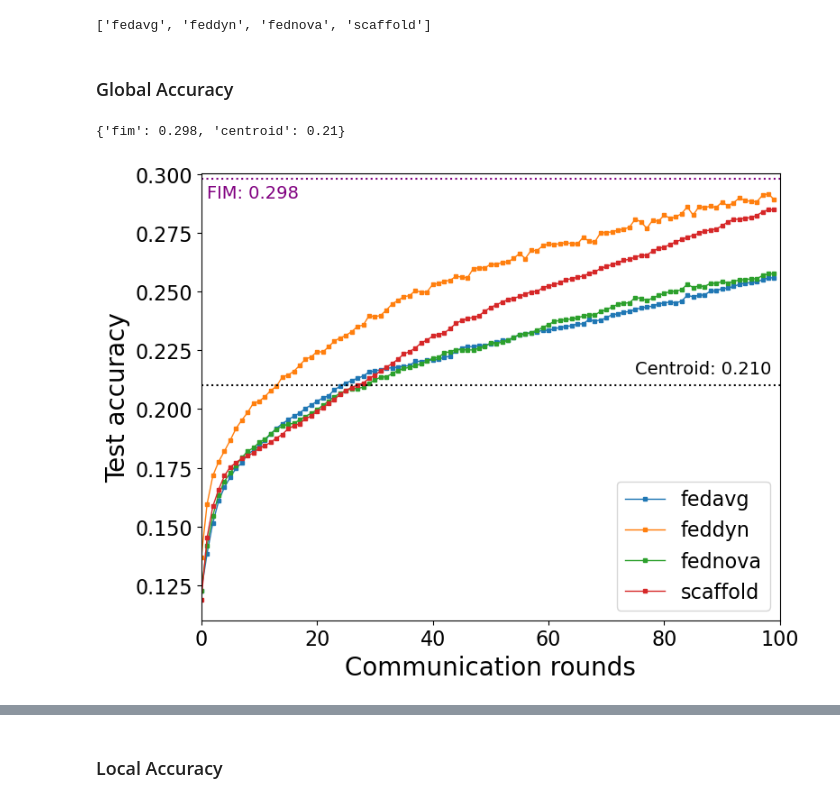
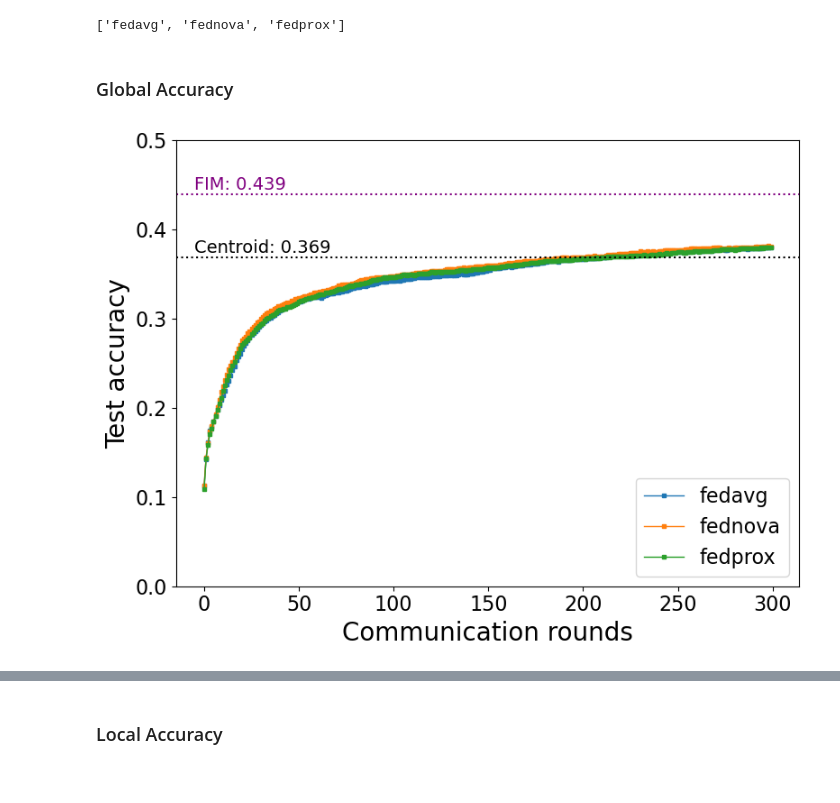
Before and after one commit to AIoT-Lab-BKAI/Hung-NN-verifiedFL, a Jupyter notebook: records/analysis.ipynb, the cells around one changed output, grey strips where cells are left out. Saved outputs shown, nothing was run; the diff lists cells and outputs as text; code cells hidden in the pictures.

```diff
--- a/records/analysis.ipynb
+++ b/records/analysis.ipynb
@@ -13,14 +13,14 @@ def func(object_name):
     else:
         return True
 # %%
-folder_path = "./jsons/dataset_idx/cifar10/dirichlet/dir_0.1_sparse/50client"
+folder_path = "./jsons/dataset_idx/cifar10/dirichlet/dir_0.1_sparse/500client/E5"
 algos = filter(func, sorted(os.listdir(folder_path)))
 algos = list(algos)
-algos.remove("fim")
+# algos.remove("fim")
 # %%
 algos
 # %% [output]
-['fedavg', 'feddyn', 'fednova', 'scaffold']
+['fedavg', 'fednova', 'fedprox']
 # %% [markdown]
 ### Global Accuracy
 # %%
@@ -30,34 +30,30 @@ for algo in algos:
     for r in range(len(global_cfmtx)):
         data[algo].append(np.mean(np.diag(global_cfmtx[r])))
 
-fim = json.load(open(os.path.join(folder_path, "fim", "results.json"), "r"))
+fim = json.load(open(os.path.join(folder_path[:-3], "fim", "results.json"), "r"))
-# %%
-fim
-# %% [output]
-{'fim': 0.298, 'centroid': 0.21}
 # %%
 matplotlib.rc('xtick', labelsize=16)
 matplotlib.rc('ytick', labelsize=16)
 
 plt.figure(figsize=(8,6))
 plt.xlabel("Communication rounds", fontsize=20)
 plt.ylabel("Test accuracy", fontsize=20)
 
 for algo in data.keys():
     plt.plot(data[algo], label=algo.replace("_", " "),
             linestyle='solid', marker='s',
             linewidth=1, markersize=3)
 
 plt.axhline(y=fim['fim'], xmin=0, xmax=1000, linestyle=':', color='purple')
-plt.text(x=1, y=fim['fim']-0.008, s=f"FIM: {fim['fim']:>.3f}", fontdict={"fontsize":14, "color": "purple"})
+plt.text(x=-5, y=fim['fim']+0.005, s=f"FIM: {fim['fim']:>.3f}", fontdict={"fontsize":14, "color": "purple"})
 
 plt.axhline(y=fim['centroid'], xmin=0, xmax=1000, linestyle=':', color='black')
-plt.text(x=75, y=fim['centroid']+0.005, s=f"Centroid: {fim['centroid']:>.3f}", fontdict={"fontsize":14})
+plt.text(x=-5, y=fim['centroid']+0.005, s=f"Centroid: {fim['centroid']:>.3f}", fontdict={"fontsize":14})
 
-# plt.ylim(0,0.35)
-plt.xlim(0,100)
+plt.ylim(0,0.5)
+# plt.xlim(0,100)
 plt.legend(loc="lower right", fontsize=16, ncol=1)
 plt.tight_layout()
 plt.savefig(folder_path + f"/{len(data[algo])}-round Global_Accuracy.png")
 # %% [output]
-[figure, old version]
+[figure, new version]
```
Also changed, not shown: parts of 1 cell of this notebook, 9 other files.
